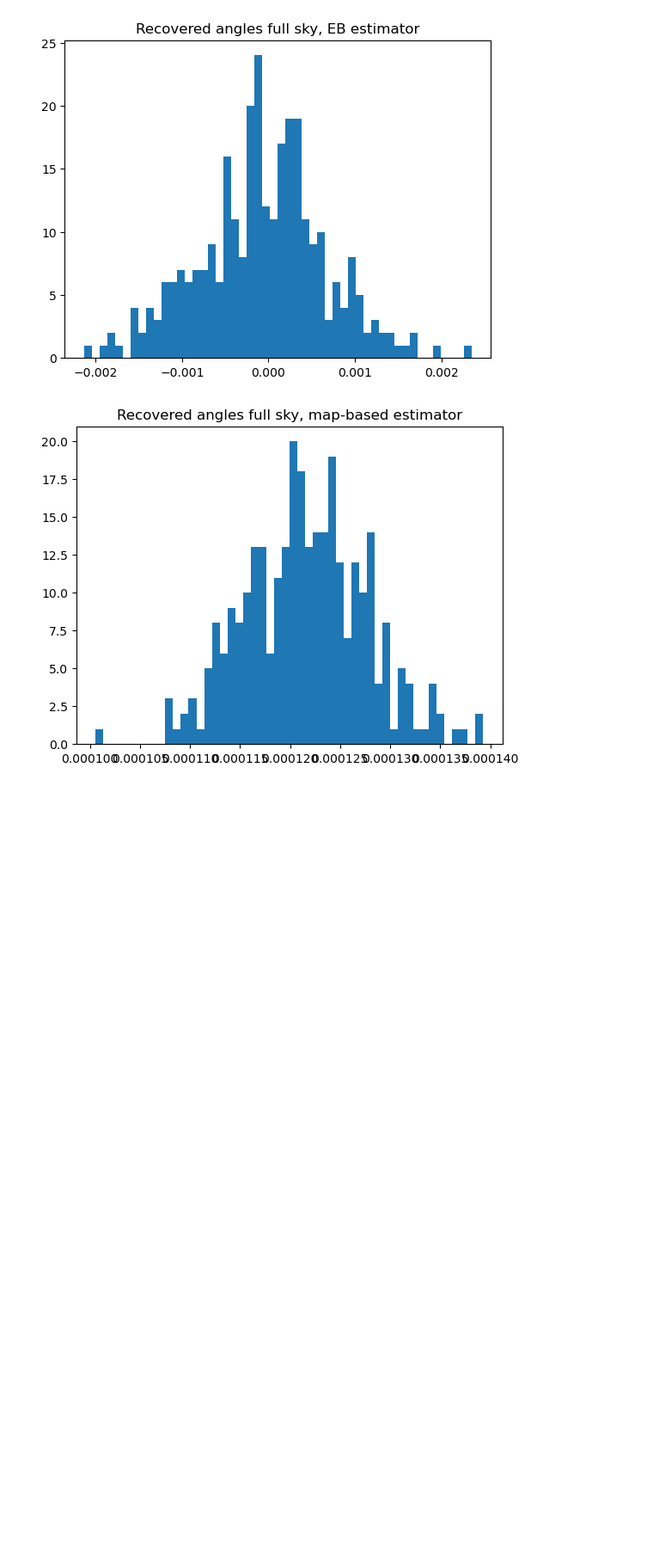
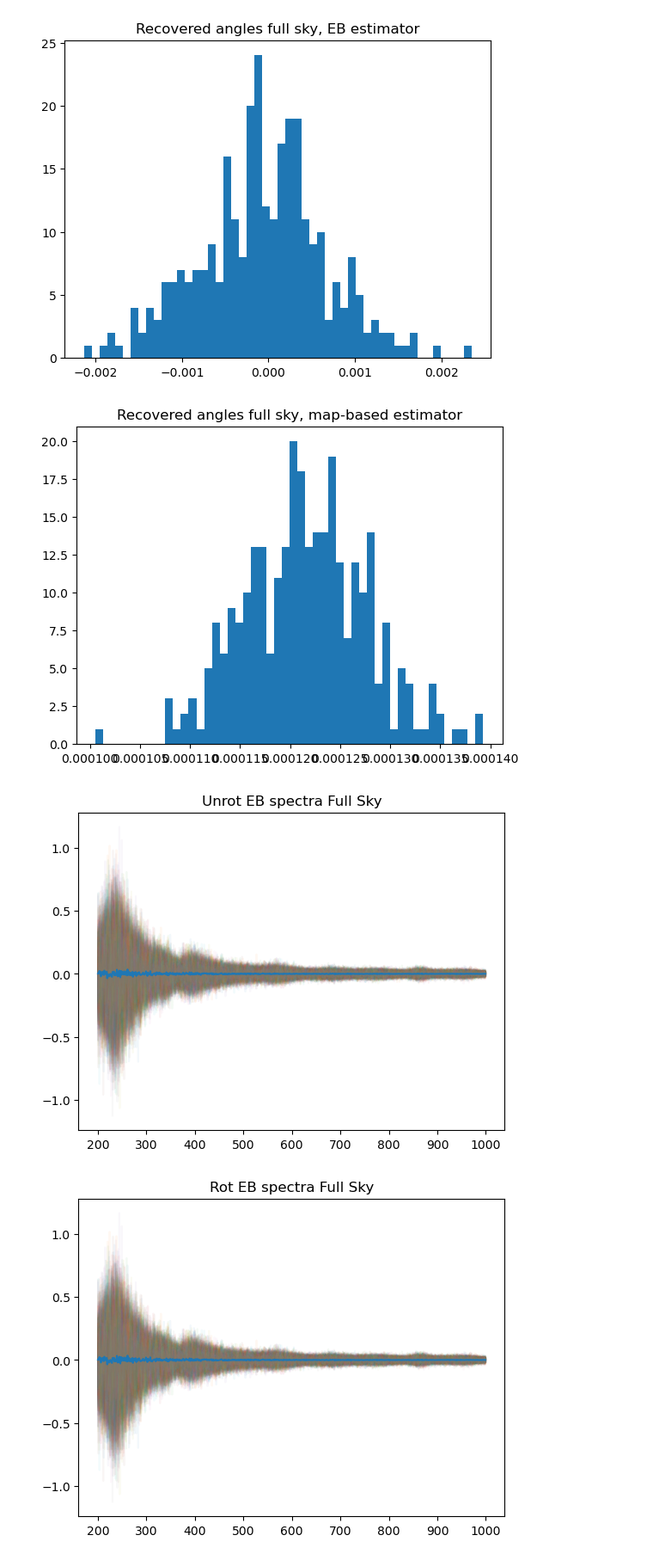
Before and after one commit to zhuber21/act-axion-analysis, a Jupyter notebook: notebooks/healpy_only_mask_test_10_20240416.ipynb, the cells around one changed output. Shown at 86% size. Saved outputs shown, nothing was run; the diff lists cells and outputs as text; code cells hidden in the pictures; blank space fills up the shorter version.

```diff
--- a/notebooks/healpy_only_mask_test_10_20240416.ipynb
+++ b/notebooks/healpy_only_mask_test_10_20240416.ipynb
@@ -442,3 +441,55 @@ plt.close()
 [figure]
 [figure]
 [figure]
+# %%
+output_spectra = np.array(output_spectra)
+# %%
+# Plotting all of the EB spectra
+mean_EB = np.mean(output_spectra[:,10],axis=0)
+mean_EB_rot = np.mean(output_spectra[:,4],axis=0)
+mean_EB_cross12 = np.mean(output_spectra[:,16],axis=0)
+mean_EB_cross21 = np.mean(output_spectra[:,22],axis=0)
+mean_estimator = np.mean(output_spectra[:,16] - output_spectra[:,22], axis=0)
+
+for i in range(len(output_spectra)):
+    plt.plot(ell_hp,output_spectra[i][10],alpha=0.05)
+plt.title("Unrot EB spectra Full Sky")
+plt.plot(ell_hp,mean_EB)
+#plt.ylim([-0.0005, 0.0005])
+plt.show()
+plt.close()
+
+for i in range(len(output_spectra)):
+    plt.plot(ell_hp,output_spectra[i][4],alpha=0.05)
+plt.title("Rot EB spectra Full Sky")
+plt.plot(ell_hp,mean_EB_rot)
+#plt.ylim([-0.0005, 0.0005])
+plt.show()
+plt.close()
+
+for i in range(len(output_spectra)):
+    plt.plot(ell_hp,output_spectra[i][16],alpha=0.05)
+plt.title("Cross12 EB spectra Full Sky")
+plt.plot(ell_hp,mean_EB_cross12)
+#plt.ylim([-0.0005, 0.0005])
+plt.show()
+plt.close()
+
+for i in range(len(output_spectra)):
+    plt.plot(ell_hp,output_spectra[i][22],alpha=0.05)
+plt.title("Cross21 EB spectra Full Sky")
+plt.plot(ell_hp,mean_EB_cross21)
+#plt.ylim([-0.0005, 0.0005])
+plt.show()
+plt.close()
+
+for i in range(len(output_spectra)):
+    plt.plot(ell_hp,output_spectra[i][16]-output_spectra[i][22],alpha=0.05)
+plt.title("Estimator Full Sky")
+plt.plot(ell_hp,mean_estimator)
+#plt.ylim([-0.0005, 0.0005])
+plt.show()
+plt.close()
+# %% [output]
+[figure, added]
+[figure, added]
```
Also changed, not shown: parts of 5 cells of this notebook.
